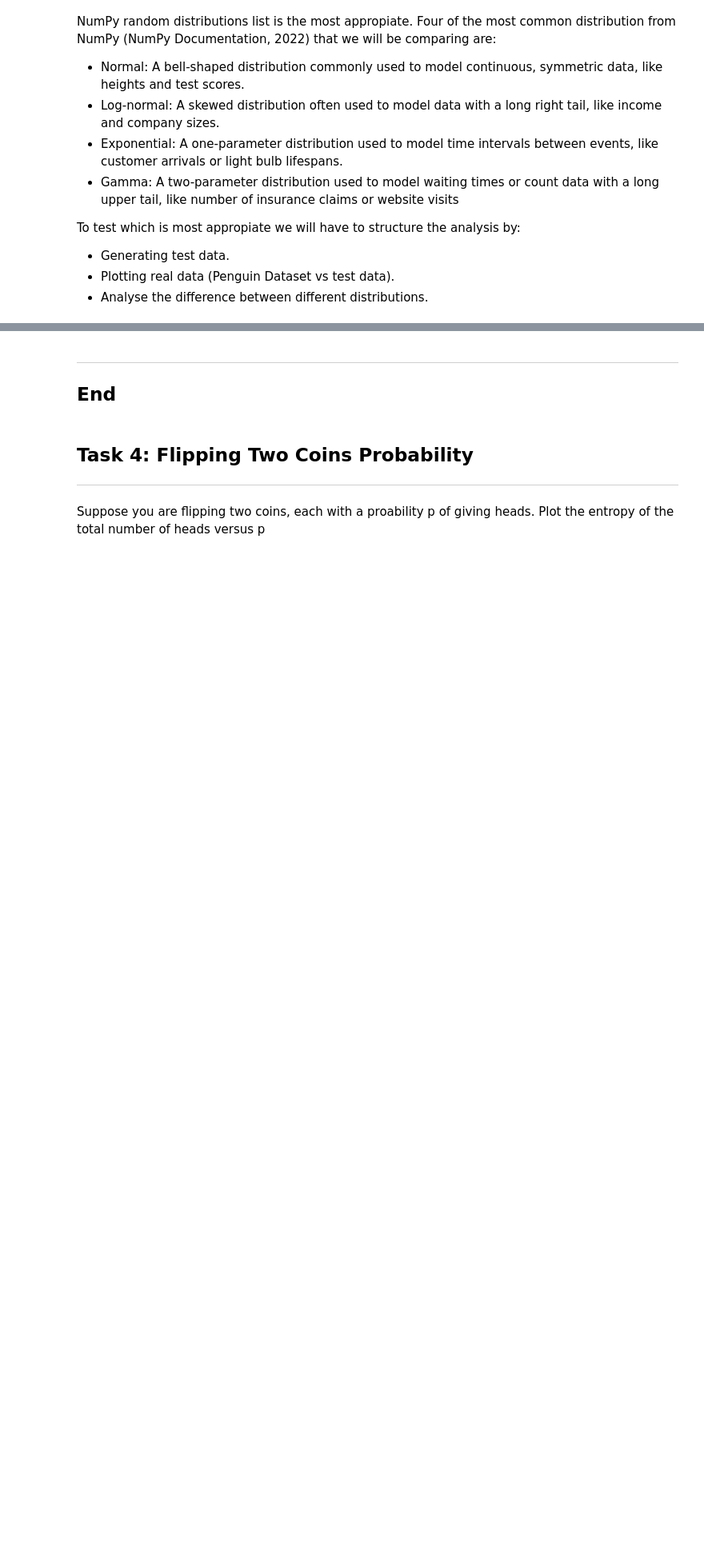
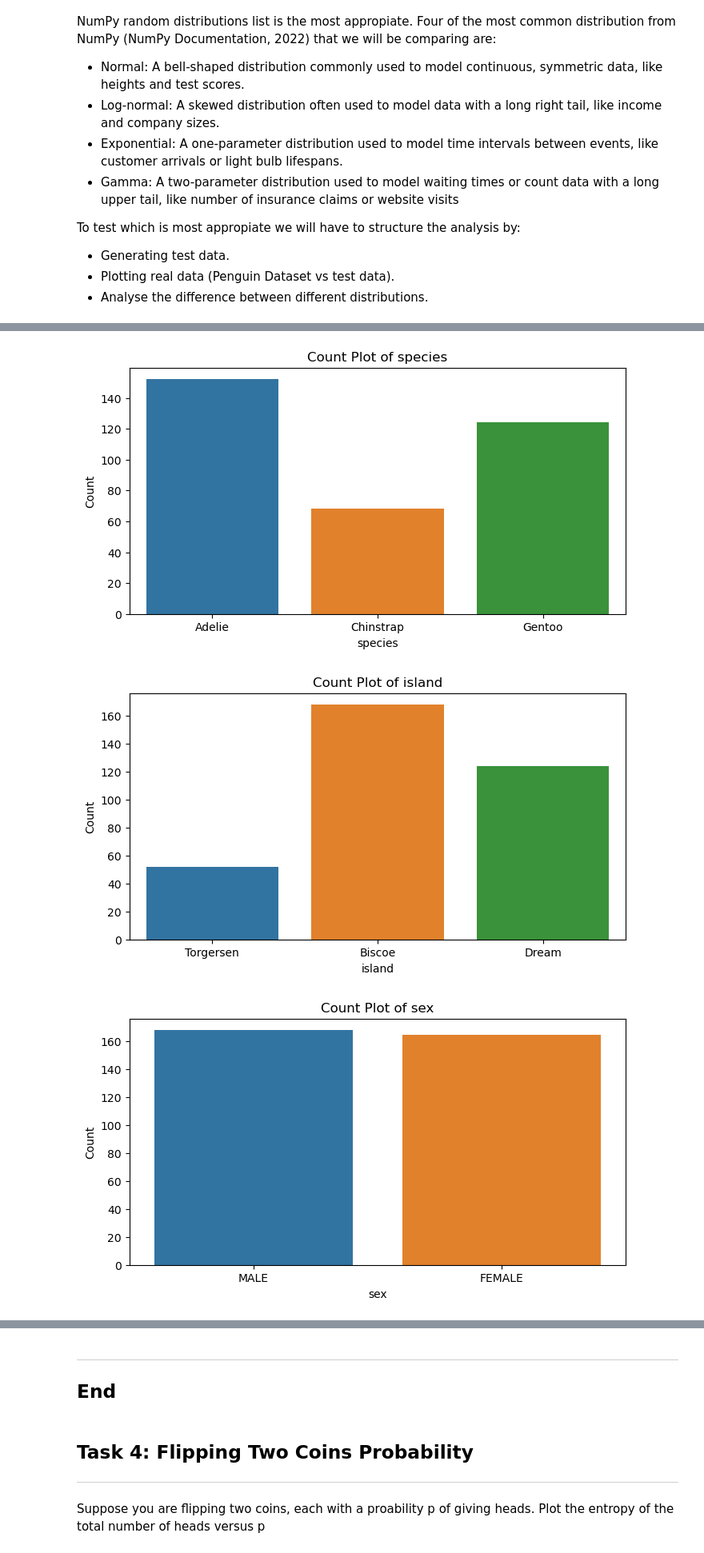
Before and after one commit to nf-me/fundamentals_dataanalysis, a Jupyter notebook: tasks.ipynb, the cells around one changed output, grey strips where cells are left out. Shown at 80% size. Saved outputs shown, nothing was run; the diff lists cells and outputs as text; code cells hidden in the pictures; blank space fills up the shorter version.

Commit message:
project and tasks update

```diff
--- a/tasks.ipynb
+++ b/tasks.ipynb
@@ -205,3 +203,17 @@ plot_comparisons('body_mass_g', penguins_df['body_mass_g'].dropna())
+# %%
+# Categorical Variables - realised I never added these whilst doing Task 5
+
+for col in ['species', 'island', 'sex']:
+    plt.figure(figsize=(8, 4))
+    sns.countplot(x=col, data=penguins_df)
+    plt.title(f'Count Plot of {col}')
+    plt.xlabel(col)
+    plt.ylabel('Count')
+    plt.show()
+# %% [output]
+[figure, added]
+[figure, added]
+[figure, added]
 # %% [markdown]
 ## Results
 #### _What probability distribution from numpy random is most appropiate_
```
Also changed, not shown: parts of 16 cells of this notebook.
